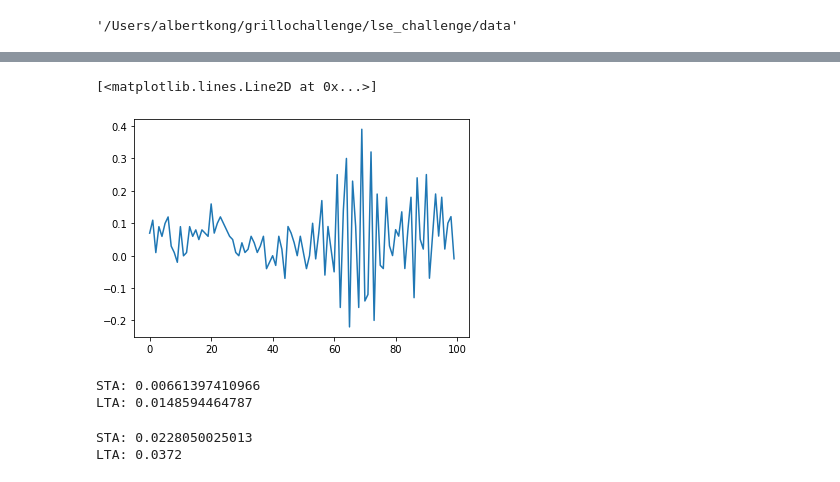
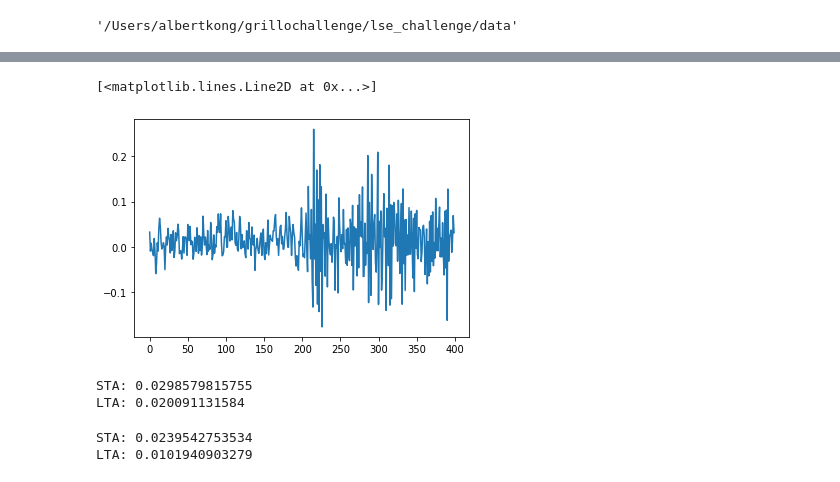
Before and after one commit to albertlk/grillochallenge, a Jupyter notebook: Data Exploration.ipynb, the cells around one changed output, grey strips where cells are left out. Drawn from its saved outputs; the diff is of its cells as text; code cells hidden in the pictures.

Commit message:
Created models for detecting signal and locating pwave

```diff
--- a/Data Exploration.ipynb
+++ b/Data Exploration.ipynb
@@ -15,68 +15,72 @@ os.chdir('lse_challenge/data')
 os.chdir('signal')
 signals = []
 signal_files = os.listdir()
-for sigfile in signal_files[0:100]: #Need to remove index for actual dataset
+for sigfile in signal_files[0:10]: #Need to remove index for actual dataset
     tmp_trace = obspy.read(sigfile)
+    tmp_trace = tmp_trace.normalize()
     cutlength = np.random.randint(900)
     trace_mat = [tmp_trace[0].data[cutlength:1000+cutlength], tmp_trace[1].data[cutlength:1000+cutlength], tmp_trace[2].data[cutlength:1000+cutlength]]
-    signals.append([trace_mat, cutlength, 1])
+    mag = np.sqrt(trace_mat[0]**2 + trace_mat[1]**2 + trace_mat[2]**2)
+    signals.append([trace_mat[0], trace_mat[1], trace_mat[2], mag, cutlength, 1])
 
     # Negative Transformations
     neg_mat = rot_xyz(trace_mat, 0, -np.pi, 0)
-    signals.append([neg_mat, cutlength, 1])
+    signals.append([neg_mat[0], neg_mat[1], neg_mat[2], mag, cutlength, 1])
 
     # X, Y, and Z Rotations by Theta
     theta = np.random.uniform()*2*np.pi
     x_mat = rot_x(trace_mat, theta)
-    signals.append([x_mat, cutlength, 1])
+    signals.append([x_mat[0], x_mat[1], x_mat[2], mag, cutlength, 1])
     y_mat = rot_y(trace_mat, theta)
-    signals.append([y_mat, cutlength, 1])
+    signals.append([y_mat[0], y_mat[1], y_mat[2], mag, cutlength, 1])
     z_mat = rot_z(trace_mat, theta)
-    signals.append([z_mat, cutlength, 1])
+    signals.append([z_mat[0], z_mat[1], z_mat[2], mag, cutlength, 1])
 
     # General Rotation by alpha, beta, gamma
     alpha = np.random.uniform()*2*np.pi
     beta = np.random.uniform()*2*np.pi
     gamma = np.random.uniform()*2*np.pi
     rot_mat = rot_xyz(trace_mat, alpha, beta, gamma)
-    signals.append([rot_mat, cutlength, 1])
+    signals.append([rot_mat[0], rot_mat[1], rot_mat[2], mag, cutlength, 1])
 
 
 # Noise List
 os.chdir('../noise')
 noise_files = os.listdir()
-for noisefile in noise_files[0:100]: #Need to remove index for actual dataset
+for noisefile in noise_files[0:10]: #Need to remove index for actual dataset
     tmp_trace = obspy.read(noisefile)
+    tmp_trace = tmp_trace.normalize()
     cutlength = np.random.randint(900)
     trace_mat = [tmp_trace[0].data[cutlength:1000+cutlength], tmp_trace[1].data[cutlength:1000+cutlength], tmp_trace[2].data[cutlength:1000+cutlength]]
-    signals.append([trace_mat, cutlength, 0])
+    mag = np.sqrt(trace_mat[0]**2 + trace_mat[1]**2 + trace_mat[2]**2)
+    signals.append([trace_mat[0], trace_mat[1], trace_mat[2], mag, cutlength, 0])
 
     # Negative Transformations
     neg_mat = rot_xyz(trace_mat, 0, -np.pi, 0)
-    signals.append([neg_mat, cutlength, 0])
+    signals.append([neg_mat[0], neg_mat[1], neg_mat[2], mag, cutlength, 0])
 
     # X, Y, and Z Rotations by Theta
     theta = np.random.uniform()*2*np.pi
     x_mat = rot_x(trace_mat, theta)
-    signals.append([x_mat, cutlength, 0])
+    signals.append([x_mat[0], x_mat[1], x_mat[2], mag, cutlength, 0])
     y_mat = rot_y(trace_mat, theta)
-    signals.append([y_mat, cutlength, 0])
+    signals.append([y_mat[0], y_mat[1], y_mat[2], mag, cutlength, 0])
     z_mat = rot_z(trace_mat, theta)
-    signals.append([z_mat, cutlength, 0])
+    signals.append([z_mat[0], z_mat[1], z_mat[2], mag, cutlength, 0])
 
     # General Rotation by alpha, beta, gamma
     alpha = np.random.uniform()*2*np.pi
     beta = np.random.uniform()*2*np.pi
     gamma = np.random.uniform()*2*np.pi
     rot_mat = rot_xyz(trace_mat, alpha, beta, gamma)
-    signals.append([rot_mat, cutlength, 0])
+    signals.append([rot_mat[0], rot_mat[1], rot_mat[2], mag, cutlength, 0])
 
 os.chdir('../')
 os.getcwd()
 # %% [output]
 '/Users/albertkong/grillochallenge/lse_challenge/data'
 # %%
-sig_df = pd.DataFrame(signals, columns = ["trmatrix_cut", "cutlength", "signal"])
+sig_df = pd.DataFrame(signals, columns = ["tr_x", "tr_y", "tr_z", "magnitude", "cutlength", "signal"])
 sig_df['p_arrival'] = 1000 - sig_df['cutlength']
 # %%
 sig_df.tail(10)
@@ -95,5 +99,6 @@ sig_df.tail(10)
 # %%
-ind = np.random.randint(1199)
+ind = np.random.randint(119)
 print(sig_df['cutlength'][ind],":",sig_df['signal'][ind])
-plot_sig(sig_df, ind)
+#plot_sig(sig_df, ind)
+slice_df = sig_df.head(1)
 # %% [output]
@@ -102,20 +106,20 @@ plot_sig(sig_df, ind)
 # %%
 p_arrive = sig_df['p_arrival'][ind]
 # %%
-plt.plot(sig_df['trmatrix_cut'][ind][2][p_arrive-50:p_arrive+50])
+plt.plot(sig_df['tr_x'][ind][p_arrive-200:p_arrive+200])
 # %% [output]
 [<matplotlib.lines.Line2D at 0x...>]
-[figure, old version]
+[figure, new version]
 # %%
-print("STA:", np.var(sig_df['trmatrix_cut'][ind][2][p_arrive-12:p_arrive+13]))
-print("LTA:", np.var(sig_df['trmatrix_cut'][ind][2][p_arrive-25:p_arrive+25]))
+print("STA:", np.var(sig_df['tr_x'][ind][p_arrive-12:p_arrive+13]))
+print("LTA:", np.var(sig_df['tr_x'][ind][p_arrive-25:p_arrive+25]))
 # %% [output]
-STA: 0.00661397410966
-LTA: 0.0148594464787
+STA: 0.0298579815755
+LTA: 0.020091131584
 # %%
-print("STA:", np.mean(sig_df['trmatrix_cut'][ind][2][p_arrive-12:p_arrive+13]))
-print("LTA:", np.mean(sig_df['trmatrix_cut'][ind][2][p_arrive-25:p_arrive+25]))
+print("STA:", np.mean(sig_df['tr_x'][ind][p_arrive-12:p_arrive+13]))
+print("LTA:", np.mean(sig_df['tr_x'][ind][p_arrive-25:p_arrive+25]))
 # %% [output]
-STA: 0.0228050025013
-LTA: 0.0372
+STA: 0.0239542753534
+LTA: 0.0101940903279
 # %%
```
Also changed, not shown: parts of 12 cells of this notebook, 12 other files.
